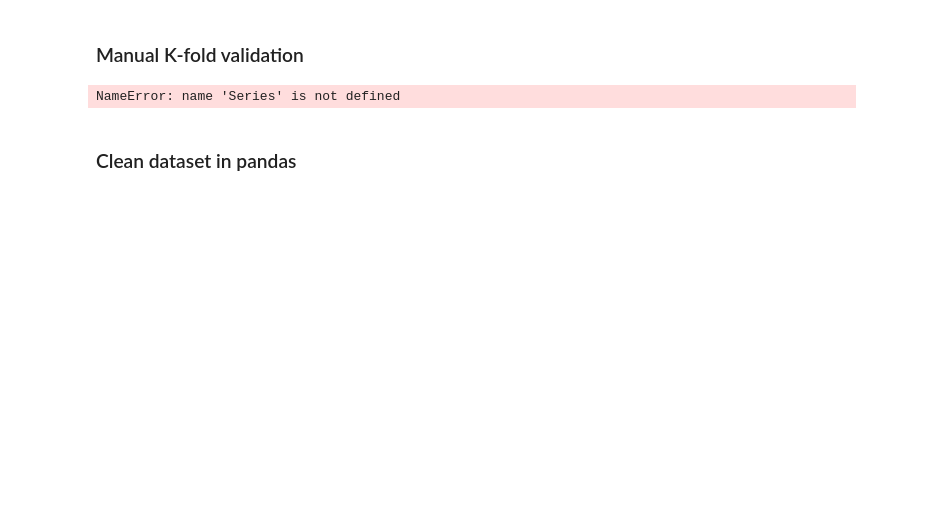
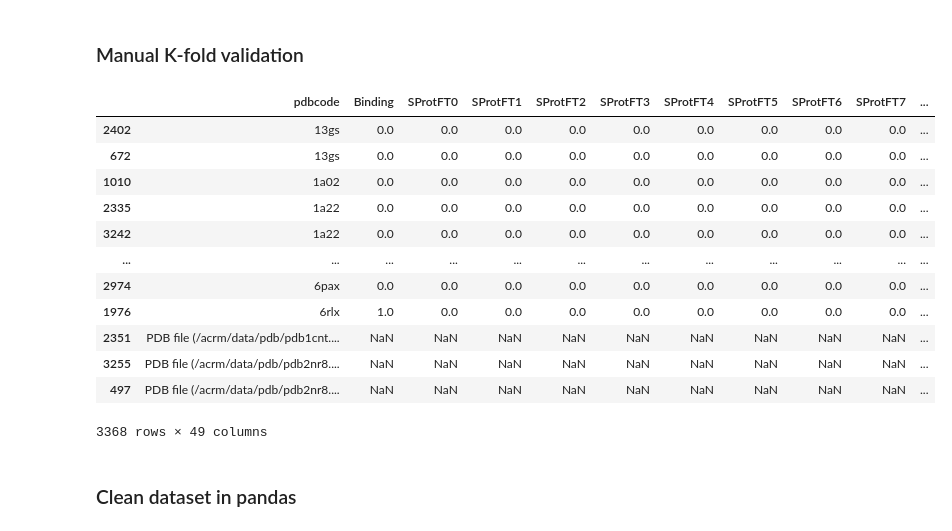
Before and after one commit to Shamin2512/SKL_E2, a Jupyter notebook: MutationClassification.ipynb, the cells around one changed output. Saved outputs shown, nothing was run; the diff lists cells and outputs as text; code cells hidden in the pictures; blank space fills up the shorter version.

Commit message:
PDB code only column

```diff
--- a/MutationClassification.ipynb
+++ b/MutationClassification.ipynb
@@ -44,17 +46,32 @@ np.set_printoptions(threshold=np.inf, precision=3) #full array printing
 ### Manual K-fold validation
 # %%
 df = pd.read_csv('E2.csv')
-df.sort_values('pdbcode:chain:resnum:mutation', inplace = True) #Only column of PDB codes
-# df.to_csv('order.csv', index = False)
+df.sort_values(by=['pdbcode:chain:resnum:mutation'], inplace = True) #Order column by PDB codes alphabetically
 
-# extract = []
+boundry = [] #Empty list
 for i in range(len(df)):
-    split = Series.iloc[df['pdbcode:chain:resnum:mutation'].partition(':')]
-    PDB = split[0]
-    extract.append(PDB)
-print(set(extract))
+    boundry.append(df.iloc[i][0].partition(':')[0]) #Obtain just the PDB code from the 'pdbcode:chain:resnum:mutation' entry
+df['pdbcode'] = boundry #New column of only PDB codes
+
+df.drop(['pdbcode:chain:resnum:mutation'], axis=1, inplace=True) #Remove 'pdbcode:chain:resnum:mutation' column
+column = df.pop('pdbcode')
+df.insert(0, 'pdbcode', column) #Insert PDB code column as first
+
+df
 # %% [output]
+|  | pdbcode | Binding | SProtFT0 | SProtFT1 | SProtFT2 | SProtFT3 | SProtFT4 | SProtFT5 | SProtFT6 | SProtFT7 | ... |
+| 2402 | 13gs | 0.0 | 0.0 | 0.0 | 0.0 | 0.0 | 0.0 | 0.0 | 0.0 | 0.0 | ... |
+| 672 | 13gs | 0.0 | 0.0 | 0.0 | 0.0 | 0.0 | 0.0 | 0.0 | 0.0 | 0.0 | ... |
+| 1010 | 1a02 | 0.0 | 0.0 | 0.0 | 0.0 | 0.0 | 0.0 | 0.0 | 0.0 | 0.0 | ... |
+| 2335 | 1a22 | 0.0 | 0.0 | 0.0 | 0.0 | 0.0 | 0.0 | 0.0 | 0.0 | 0.0 | ... |
+| 3242 | 1a22 | 0.0 | 0.0 | 0.0 | 0.0 | 0.0 | 0.0 | 0.0 | 0.0 | 0.0 | ... |
+| ... | ... | ... | ... | ... | ... | ... | ... | ... | ... | ... | ... |
+| 2974 | 6pax | 0.0 | 0.0 | 0.0 | 0.0 | 0.0 | 0.0 | 0.0 | 0.0 | 0.0 | ... |
+| 1976 | 6rlx | 1.0 | 0.0 | 0.0 | 0.0 | 0.0 | 0.0 | 0.0 | 0.0 | 0.0 | ... |
+| 2351 | PDB file (/acrm/data/pdb/pdb1cnt.... | NaN | NaN | NaN | NaN | NaN | NaN | NaN | NaN | NaN | ... |
+| 3255 | PDB file (/acrm/data/pdb/pdb2nr8.... | NaN | NaN | NaN | NaN | NaN | NaN | NaN | NaN | NaN | ... |
+| 497 | PDB file (/acrm/data/pdb/pdb2nr8.... | NaN | NaN | NaN | NaN | NaN | NaN | NaN | NaN | NaN | ... |
-NameError: name 'Series' is not defined
+3368 rows × 49 columns
 # %% [markdown]
 ### Clean dataset in pandas
 # %%
```
Also changed, not shown: parts of 4 cells of this notebook.
